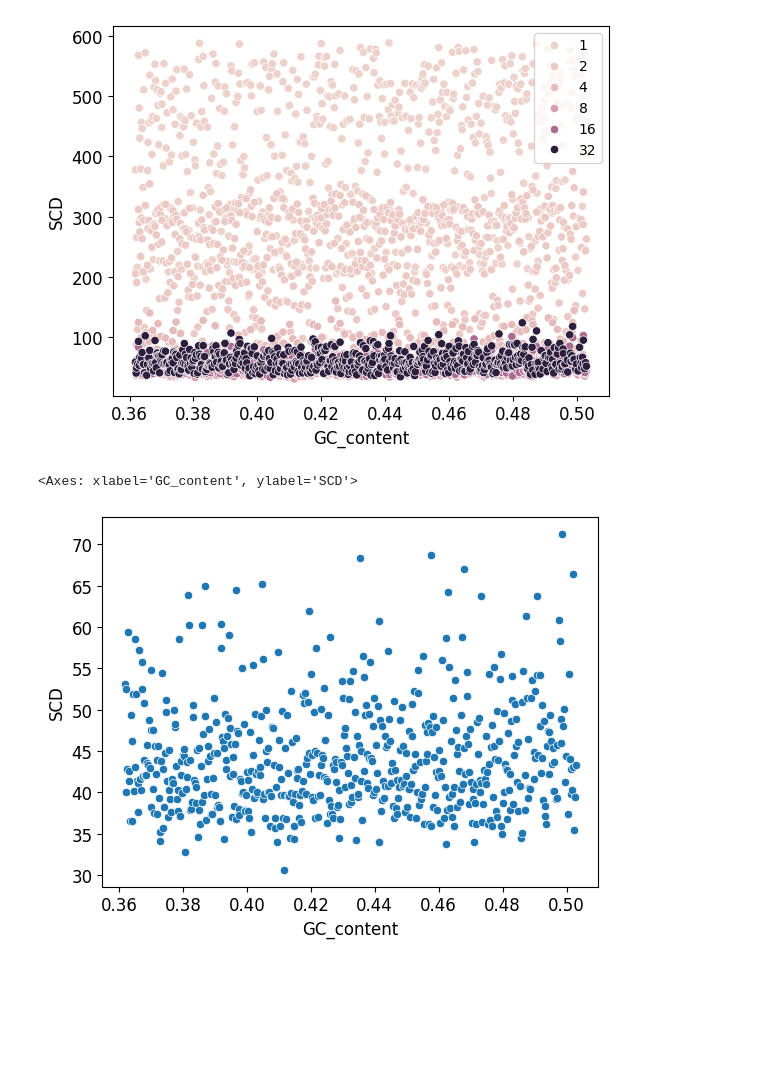
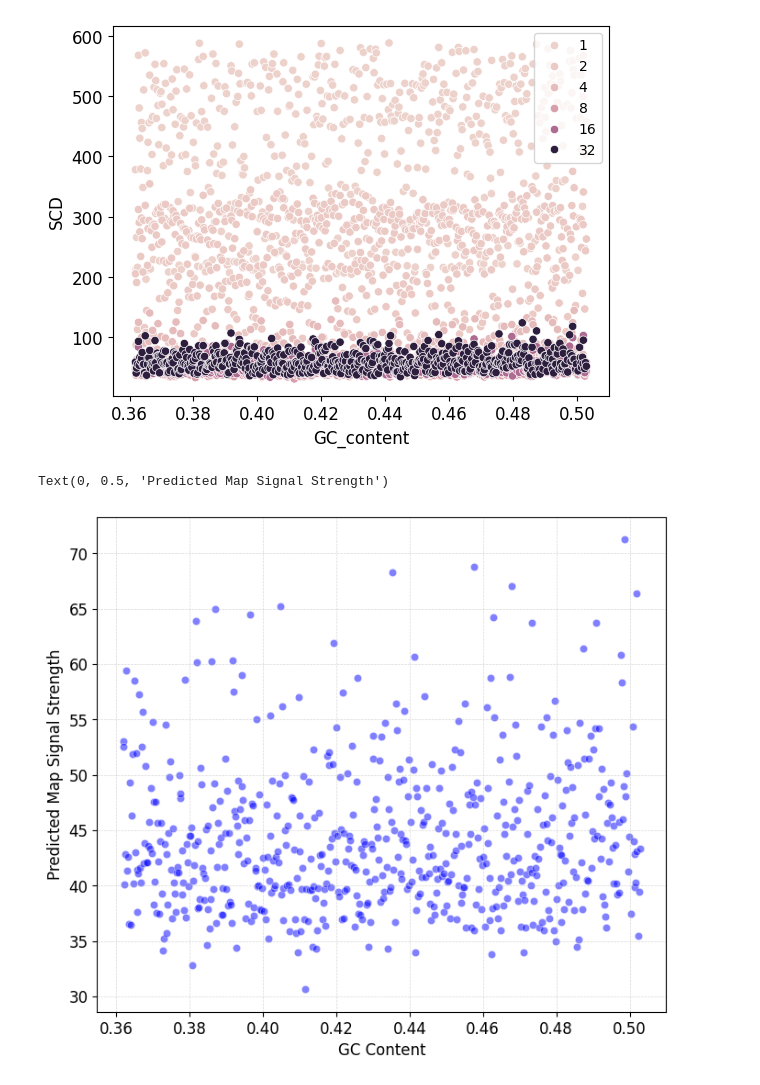
Before and after one commit to Fudenberg-Research-Group/akitaV2-analyses, a Jupyter notebook: experiments/background_generation/sequence_shuffling/analysis/analysis_shuffling_parameter.ipynb, the cells around one changed output. Drawn from its saved outputs; the diff is of its cells as text; code cells hidden in the pictures; blank space fills up the shorter version.

```diff
--- a/experiments/background_generation/sequence_shuffling/analysis/analysis.ipynb
+++ b/experiments/background_generation/sequence_shuffling/analysis/analysis_shuffling_parameter.ipynb
@@ -9,7 +9,7 @@ import sys
 sys.path.insert(0, "/home1/smaruj/akitaX1-analyses/utils/")
 from reading_averaging_utils import read_shuffling_data
 # %%
-data_dir = "/project/fudenber_735/akitaX1_analyses_data/background_generation/sequence_shuffling/"
+data_dir = "/project/fudenber_735/akitaX1_analyses_data/background_generation/sequence_shuffling/shuffling_parameter/"
 # %%
 df = read_shuffling_data(data_dir)
 # %%
@@ -27,7 +33,16 @@ plt.show()
 [figure]
 # %%
 # scatterplot only for shuffle_parameter == 8
-sns.scatterplot(data=df[df["shuffle_parameter"] == 8], x="GC_content", y="SCD")
+plt.figure(figsize=(8, 7))
+plt.scatter(df[df["shuffle_parameter"] == 8]["GC_content"], df[df["shuffle_parameter"] == 8]["SCD"], alpha=0.5, edgecolors='w', linewidth=0.5, color='blue')
+
+# Adding grid for better readability
+plt.grid(True, which='both', linestyle='--', linewidth=0.5, alpha=0.5)
+
+plt.xlabel("GC Content")
+plt.ylabel("Predicted Map Signal Strength")
+
+# plt.savefig("disruption_score_vs_gc_content.pdf", format="pdf", bbox_inches="tight")
 # %% [output]
-<Axes: xlabel='GC_content', ylabel='SCD'>
+Text(0, 0.5, 'Predicted Map Signal Strength')
-[figure, old version]
+[figure, new version]
```
Also changed, not shown: parts of 1 cell of this notebook, 12 other files.
